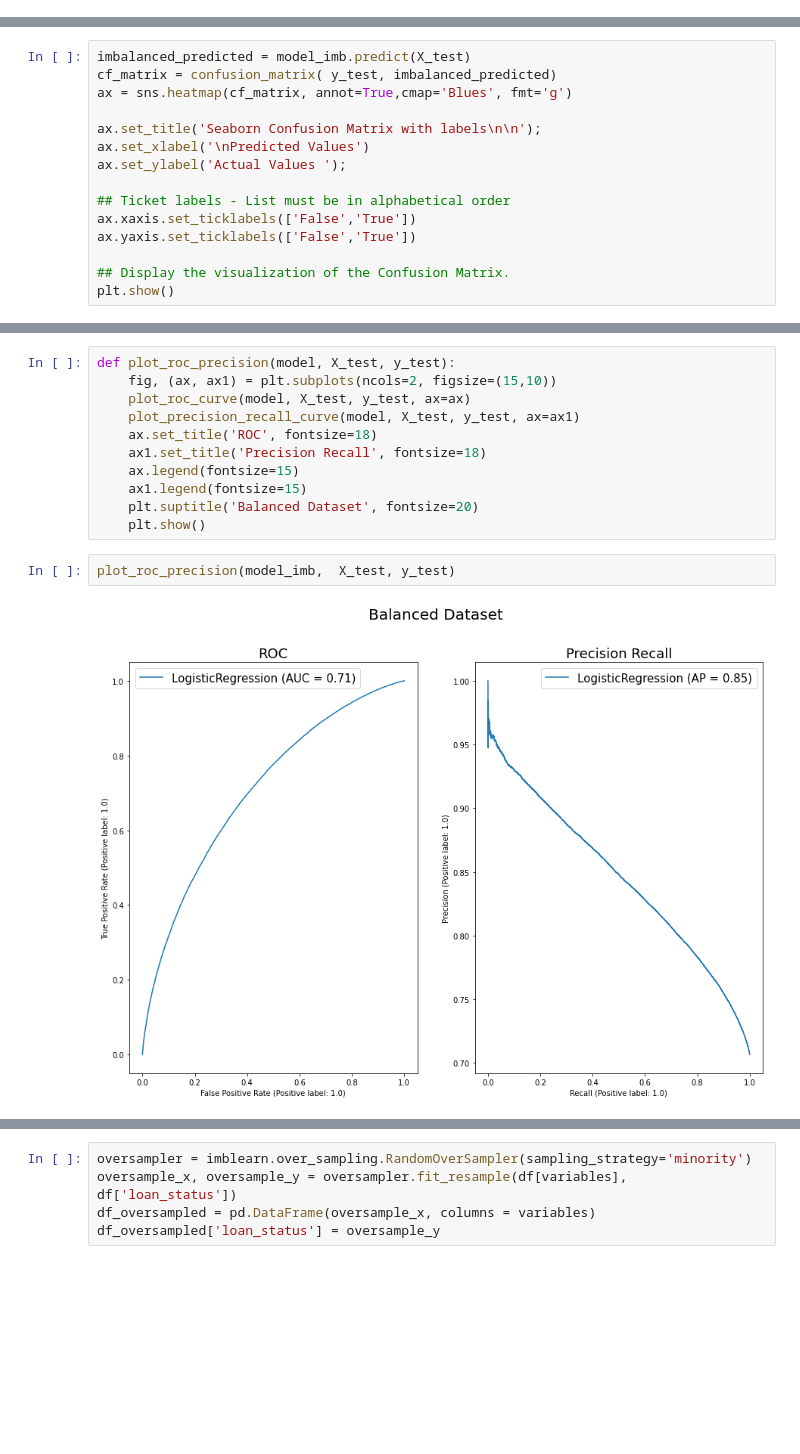
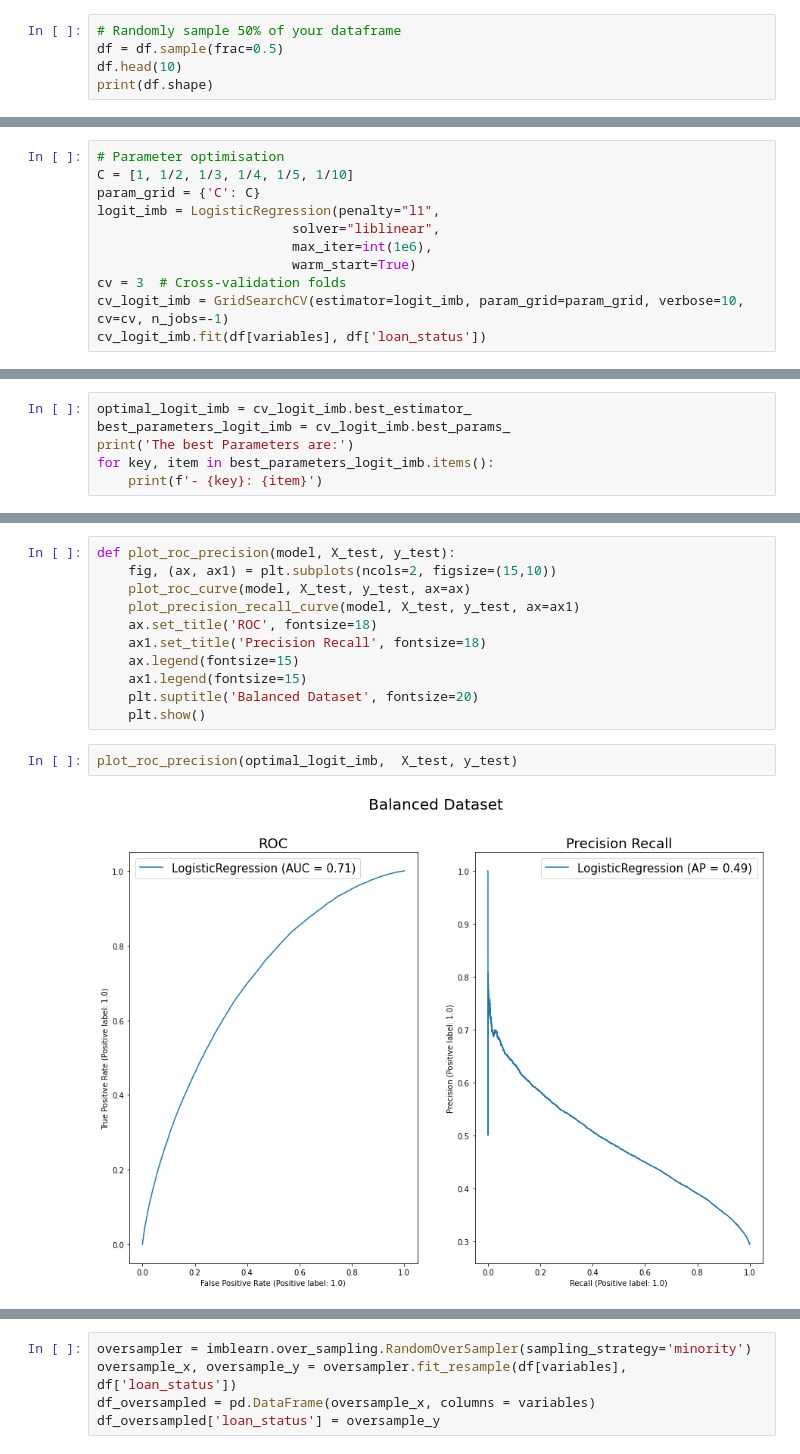
Before and after one commit to apurvk2000/Big-Data-Project, a Jupyter notebook: logistic_forest.ipynb, the cells around one changed output, grey strips where cells are left out. Saved outputs shown, nothing was run; the diff lists cells and outputs as text; blank space fills up the shorter version.

```diff
--- a/logistic_forest.ipynb
+++ b/logistic_forest.ipynb
@@ -62,0 +93,5 @@ df.head(10)
+# %%
+# Randomly sample 50% of your dataframe
+df = df.sample(frac=0.5)
+df.head(10)
+print(df.shape)
@@ -100,0 +134,11 @@ model_imb.fit(df[variables], df['loan_status'])
+# %%
+# Parameter optimisation
+C = [1, 1/2, 1/3, 1/4, 1/5, 1/10]
+param_grid = {'C': C}
+logit_imb = LogisticRegression(penalty="l1",
+                         solver="liblinear",
+                         max_iter=int(1e6),
+                         warm_start=True)
+cv = 3  # Cross-validation folds
+cv_logit_imb = GridSearchCV(estimator=logit_imb, param_grid=param_grid, verbose=10, cv=cv, n_jobs=-1)
+cv_logit_imb.fit(df[variables], df['loan_status'])
@@ -100,0 +153,6 @@ model_imb.fit(df[variables], df['loan_status'])
+# %%
+optimal_logit_imb = cv_logit_imb.best_estimator_
+best_parameters_logit_imb = cv_logit_imb.best_params_
+print('The best Parameters are:')
+for key, item in best_parameters_logit_imb.items():
+    print(f'- {key}: {item}')
@@ -107,15 +167,0 @@ Logistic score imbalanced: 0.7243539234467055
-# %%
-imbalanced_predicted = model_imb.predict(X_test)
-cf_matrix = confusion_matrix( y_test, imbalanced_predicted)
-ax = sns.heatmap(cf_matrix, annot=True,cmap='Blues', fmt='g')
-
-ax.set_title('Seaborn Confusion Matrix with labels\n\n');
-ax.set_xlabel('\nPredicted Values')
-ax.set_ylabel('Actual Values ');
-
-## Ticket labels - List must be in alphabetical order
-ax.xaxis.set_ticklabels(['False','True'])
-ax.yaxis.set_ticklabels(['False','True'])
-
-## Display the visualization of the Confusion Matrix.
-plt.show()
@@ -135,7 +184,7 @@ def plot_roc_precision(model, X_test, y_test):
     plt.suptitle('Balanced Dataset', fontsize=20)
     plt.show()
 # %%
-plot_roc_precision(model_imb,  X_test, y_test)
+plot_roc_precision(optimal_logit_imb,  X_test, y_test)
 # %% [output]
-[figure, old version]
+[figure, new version]
 # %% [markdown]
```
Also changed, not shown: parts of 46 cells of this notebook.
